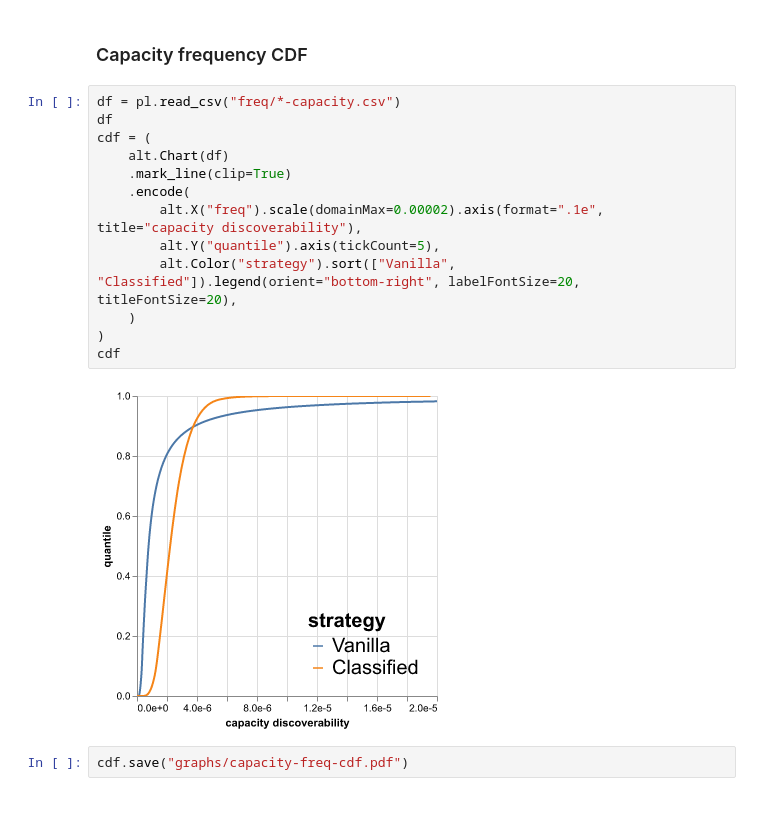
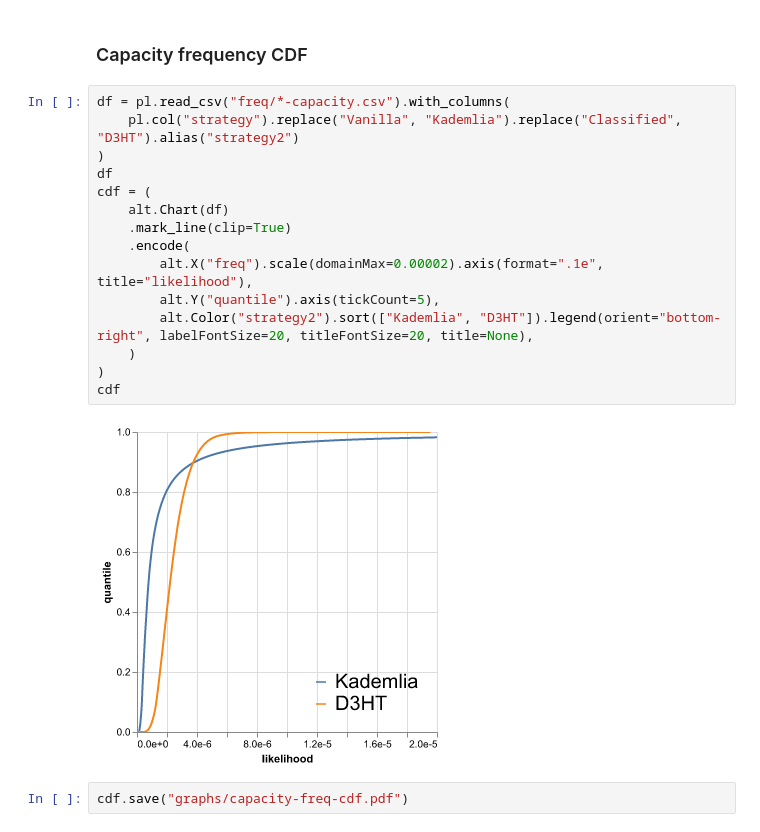
Before and after one commit to sgdxbc/storage-simulation-data, a Jupyter notebook: graphs.ipynb, the cells around one changed output. Drawn from its saved outputs; the diff is of its cells as text.

Commit message:
Update plots

```diff
--- a/graphs.ipynb
+++ b/graphs.ipynb
@@ -152,20 +153,22 @@ chart
 # %% [markdown]
 ### Capacity frequency CDF
 # %%
-df = pl.read_csv("freq/*-capacity.csv")
+df = pl.read_csv("freq/*-capacity.csv").with_columns(
+    pl.col("strategy").replace("Vanilla", "Kademlia").replace("Classified", "D3HT").alias("strategy2")
+)
 df
 cdf = (
     alt.Chart(df)
     .mark_line(clip=True)
     .encode(
-        alt.X("freq").scale(domainMax=0.00002).axis(format=".1e", title="capacity discoverability"),
+        alt.X("freq").scale(domainMax=0.00002).axis(format=".1e", title="likelihood"),
         alt.Y("quantile").axis(tickCount=5),
-        alt.Color("strategy").sort(["Vanilla", "Classified"]).legend(orient="bottom-right", labelFontSize=20, titleFontSize=20),
+        alt.Color("strategy2").sort(["Kademlia", "D3HT"]).legend(orient="bottom-right", labelFontSize=20, titleFontSize=20, title=None),
     )
 )
 cdf
 # %% [output]
-[figure, old version]
+[figure, new version]
 # %%
 cdf.save("graphs/capacity-freq-cdf.pdf")
 # %%
```
Also changed, not shown: parts of 9 cells of this notebook, 5 other files.
